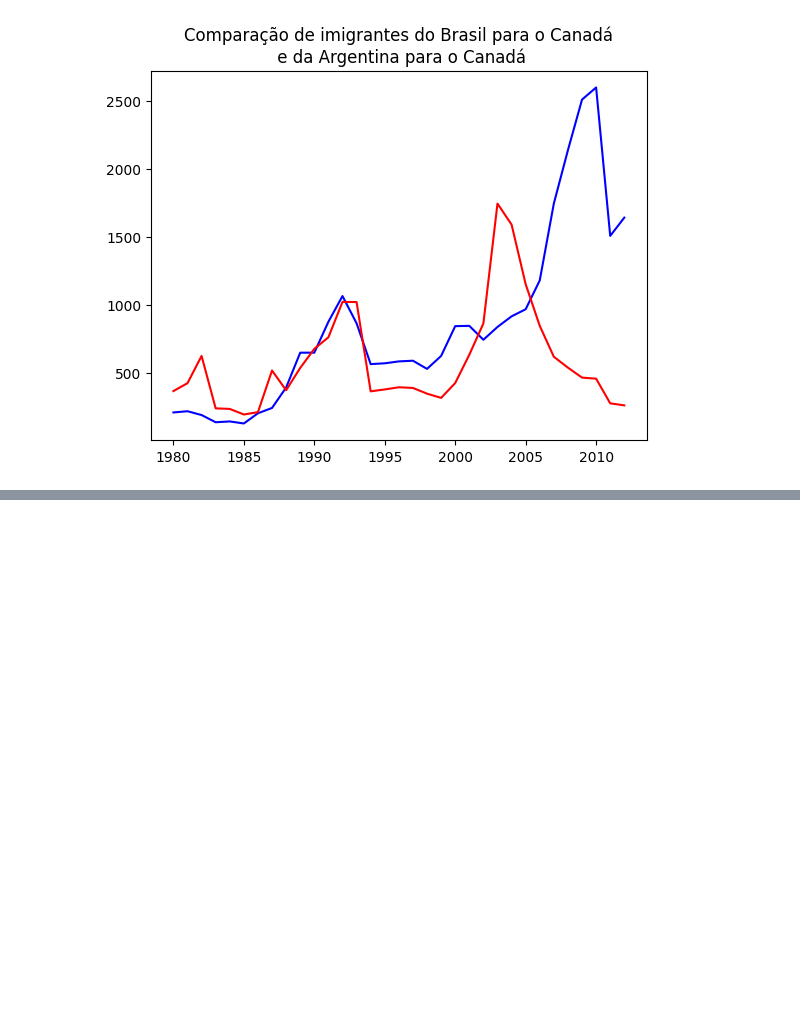
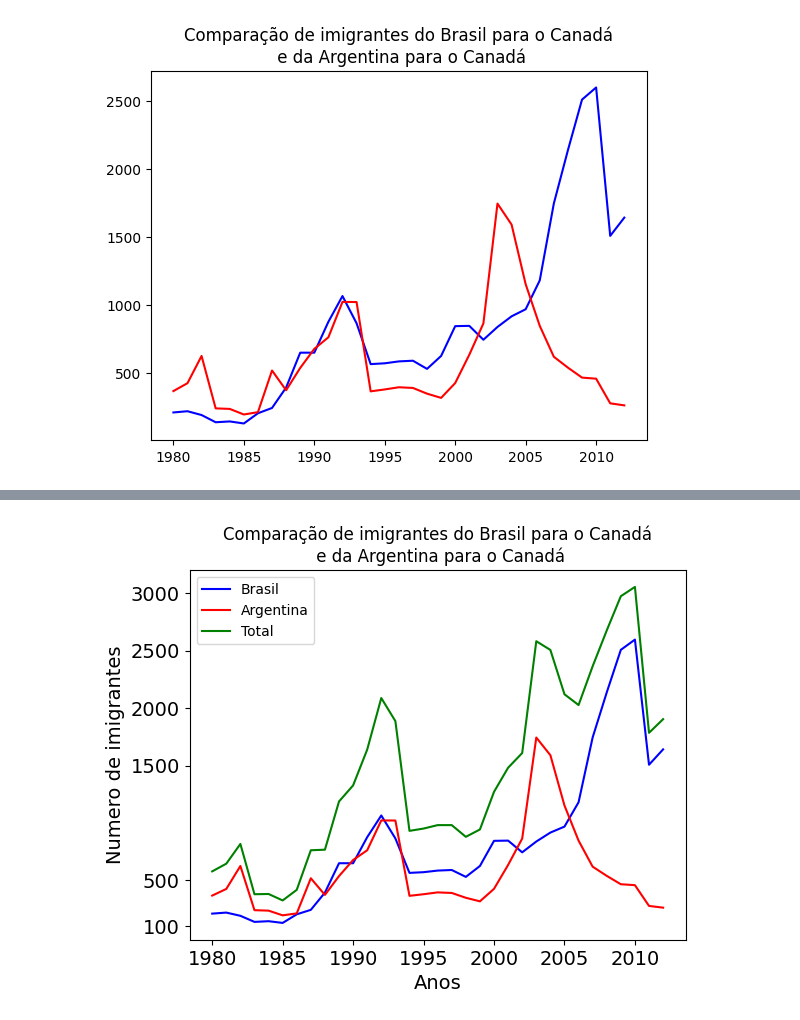
Before and after one commit to LucasSantino/c-digo_IABD_2024, a Jupyter notebook: Aula04/Aula4.ipynb, the cells around one changed output, grey strips where cells are left out. Cells and saved outputs as stored; diff of their text form; code cells hidden in the pictures; blank space fills up the shorter version.

```diff
--- a/Aula04/Aula4.ipynb
+++ b/Aula04/Aula4.ipynb
@@ -151,0 +161,15 @@ plt.show()
+# %%
+df_comparacao['Total']=df_comparacao['Brasil']+ df_comparacao['Argentina'] # + SOMA de dois graficos
+# %%
+plt.plot(df_comparacao['Brasil'], label = 'Brasil', color= 'blue')     #Grafico Braasil
+plt.plot(df_comparacao['Argentina'], label= 'Argentina', color='red')   #Grafico Argentina
+plt.plot(df_comparacao['Total'], label= 'Total', color='Green')        #Grafico Total
+plt.xlabel('Anos', fontsize=14)
+plt.ylabel("Numero de imigrantes", fontsize=14)
+plt.title("Comparação de imigrantes do Brasil para o Canadá\n e da Argentina para o Canadá")
+plt.xticks(['1980', '1985', '1990', '1995', '2000', '2005', '2010'], fontsize=14)
+plt.yticks([500,100,1500,2000,2500,3000], fontsize=14)
+plt.legend(loc= 'upper left')
+plt.show()
+# %% [output]
+[figure, added]
```
Also changed, not shown: parts of 3 cells of this notebook.
